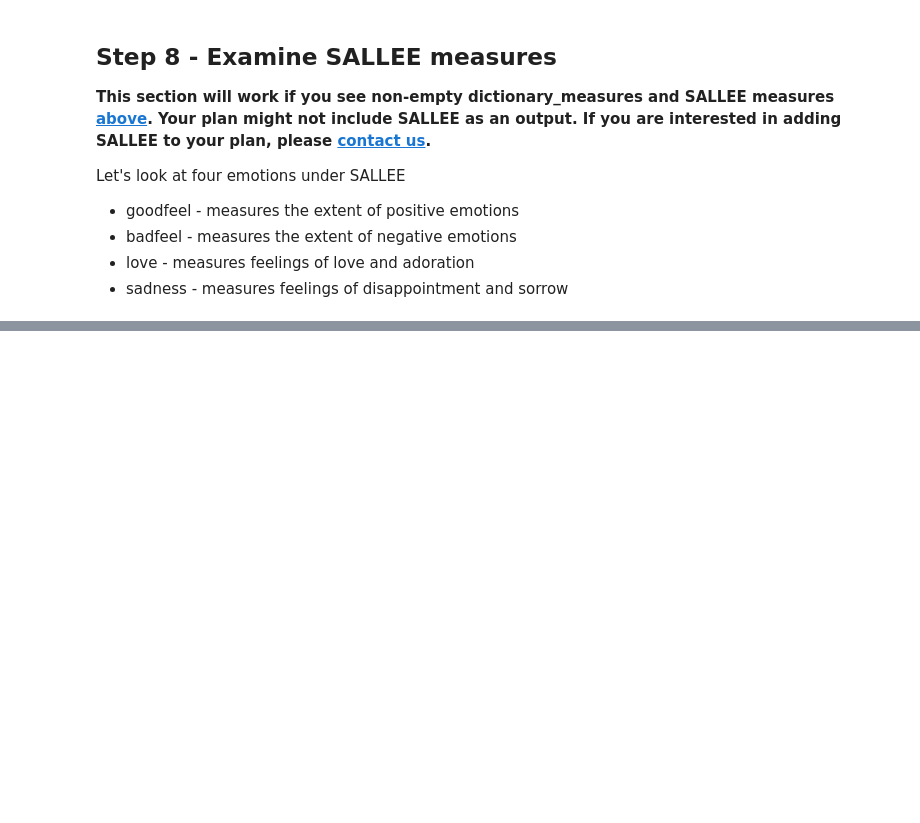
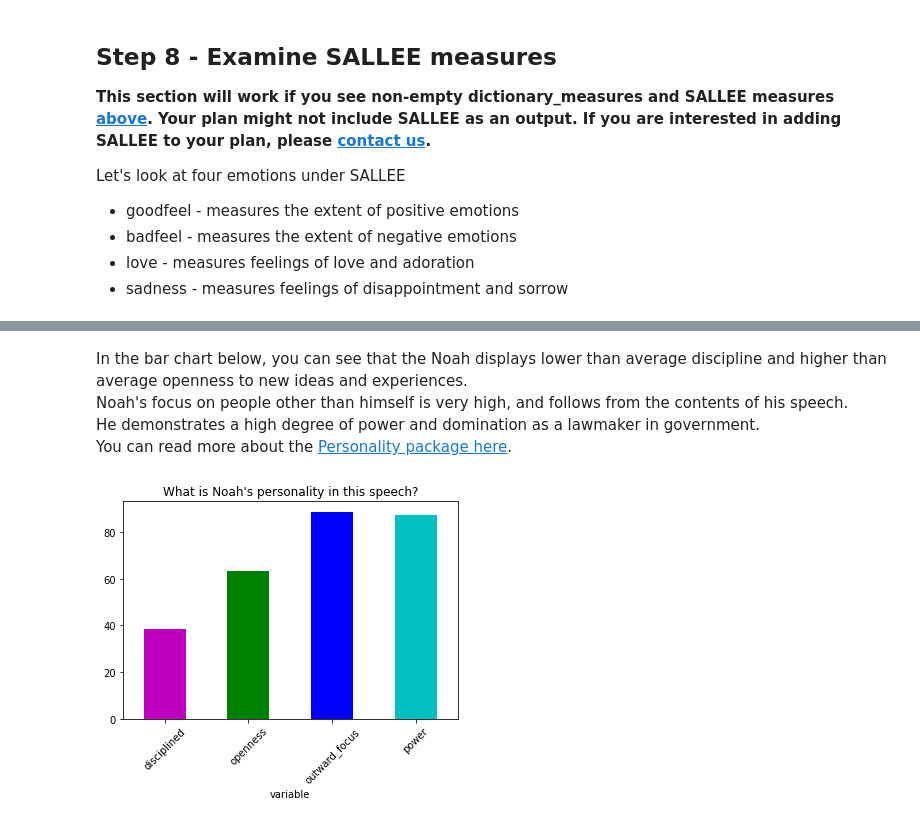
Before and after one commit to Receptiviti/api_tutorials_demos, a Jupyter notebook: tutorials/python/Getting Started.ipynb, the cells around one changed output, grey strips where cells are left out. Cells and saved outputs as stored; diff of their text form; code cells hidden in the pictures; blank space fills up the shorter version.

Commit message:
YARP-337 Added personality measures to getting started guide

```diff
--- a/tutorials/python/Getting Started.ipynb
+++ b/tutorials/python/Getting Started.ipynb
@@ -282,7 +284,9 @@ if len(bulk_dictionary_measures_df)>0 and set(sallee_measures).issubset(set(bulk
     display(Markdown("In the **1st** part of the speech, Noah makes a strong case **against** whiskey and in the **2nd** part, he is fiercly **for** it.<br />"+
     "Notice that his goodfeel and love increase, when he speaks for whiskey i.e. the green bars are higher than the magenta bars for _goodfeel_ and _love_.<br />"+
     "The reverse happens with badfeel and sadness.<br />"+
-    "Perhaps there is a way to settle the argument and truly learn how Noah Sweat, Jr. felt during his famous speech in 1952."))
+    "Perhaps there is a way to settle the argument and truly learn how Noah Sweat, Jr. felt during his famous speech in 1952.<br />"+
+    "You can read more about the [SALLEE package here](https://dashboard.receptiviti.com/docs/sallee)."))
 else:
-    display(Markdown("### **Your plan might not include SALLEE as an output. If you are interested in adding SALLEE to your trial, please contact [sales via email](mailto:sales@receptiviti.com) or our [contact us page](https://www.receptiviti.com/contact)**"))
+    display(Markdown("### **Your plan does not appear to include the SALLEE package. If you are interested in adding the SALLEE Package to your plan, please [contact us](http://dashboard.receptiviti.com/contact).**<br/>"))
+    display(Markdown("[Documentation on the SALLEE package](https://dashboard.receptiviti.com/docs/sallee)<br/>[Our Pricing](https://www.receptiviti.com/pricing)"))
 # %% [output]
@@ -290,0 +305,19 @@ In the **1st** part of the speech, Noah makes a strong case **against** whiskey
+# %%
+from IPython.display import Markdown
+personality_measures = ['disciplined', 'openness', 'outward_focus', 'power']
+if len(single_receptiviti_measures_df)>0 and set(personality_measures).issubset(set(single_receptiviti_measures_df.columns)):
+    axes = single_receptiviti_measures_df[personality_measures].\
+            melt().\
+            plot.bar(x="variable", y="value", rot=45, color=list('mgbcrky'), title="What is Noah's personality in this speech?")
+    axes.get_legend().remove()
+    a = axes.set_xticklabels(personality_measures)
+    display(Markdown("In the bar chart below, you can see that the Noah displays lower than average discipline and higher than average openness to new ideas and experiences. <br/>"+
+                    "Noah's focus on people other than himself is very high, and follows from the contents of his speech. <br/>"+
+                    "He demonstrates a high degree of power and domination as a lawmaker in government.<br/>"+
+                    "You can read more about the [Personality package here](https://dashboard.receptiviti.com/docs/personality)."))
+else:
+    display(Markdown("### **Your plan does not appear to include the Personality package. If you are interested in adding the Personality Package to your plan, please [contact us](http://dashboard.receptiviti.com/contact).**<br/>"))
+    display(Markdown("[Documentation on the Personality package](https://dashboard.receptiviti.com/docs/personality)<br/>[Our Pricing](https://www.receptiviti.com/pricing)"))
+# %% [output]
+In the bar chart below, you can see that the Noah displays lower than average discipline and higher than average openness to new ideas and experiences. <br/>Noah's focus on people other than himself is very high, and follows from the contents of his speech. <br/>He demonstrates a high degree of power and domination as a lawmaker in government.<br/>You can read more about the [Personality package here](https://dashboard.receptiviti.com/docs/personality).
+[figure, added]
```
Also changed, not shown: parts of 3 cells of this notebook.
